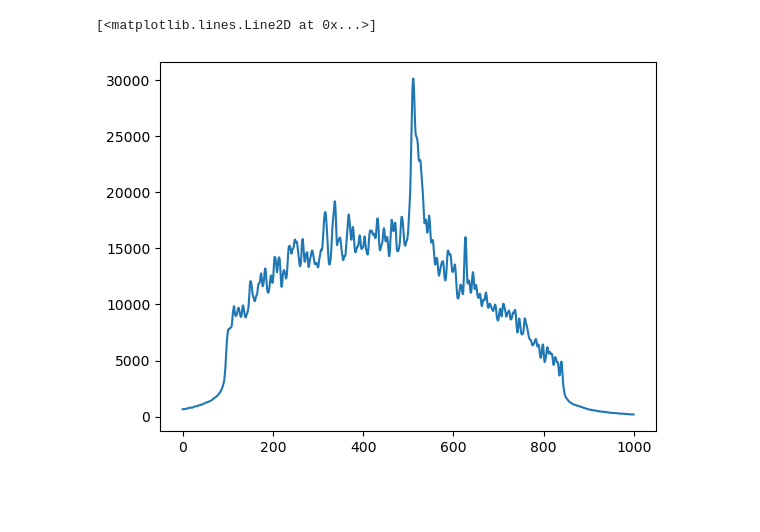
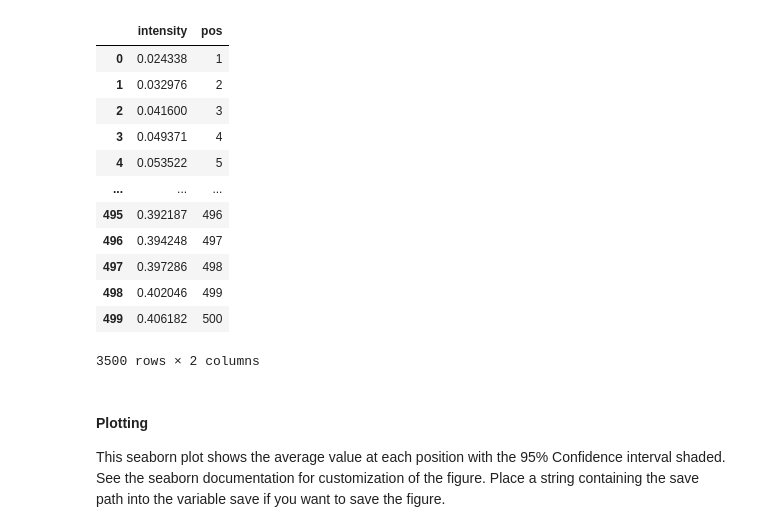
Before and after one commit to moore-andrew05/bactoquant, a Jupyter notebook: NALY_IMAGE.ipynb, the cells around one changed output. Cells and saved outputs as stored; diff of their text form; code cells hidden in the pictures; blank space fills up the shorter version.

```diff
--- a/NALY_IMAGE.ipynb
+++ b/NALY_IMAGE.ipynb
@@ -59,4 +28,0 @@ flat[1].shape
-# %%
-flat_ints = []
-for f in flat:
-    flat_ints.append(_interp1d(f, 1000))
@@ -76,5 +35,45 @@ plt.plot(flat_ints[0]);
-# %%
-plt.plot(flat_int)
-# %% [output]
-[<matplotlib.lines.Line2D at 0x...>]
-[figure, removed]
+# %%
+# Loop through all 1 dimensional data and interpolate to 500 points
+# (500 is chosen as most embryos will be approximately 500 pixels wide)
+flat_ints = []
+
+for i, f in enumerate(flat):
+    flat_ints.append(_interp1d(f, 500))
+# %%
+# Normalize the data to between 0 and 1 based on the maximum value of the dataset.
+flat_ints = flat_ints / np.max(flat_ints)
+# %%
+# This cell creates a dataframe that will play nice with seaborn's lineplot function.
+
+dfs = []
+
+for f in flat_ints:
+
+    df = pd.DataFrame(f)
+    df.rename(columns={0: "intensity"}, inplace=True)
+    df["pos"] = list(range(1, 501))
+    dfs.append(df)
+
+plotting_df = pd.concat(dfs, axis=0)
+# %%
+# Show structure of plotting_df
+
+plotting_df
+# %% [output]
+|  | intensity | pos |
+| 0 | 0.024338 | 1 |
+| 1 | 0.032976 | 2 |
+| 2 | 0.041600 | 3 |
+| 3 | 0.049371 | 4 |
+| 4 | 0.053522 | 5 |
+| ... | ... | ... |
+| 495 | 0.392187 | 496 |
+| 496 | 0.394248 | 497 |
+| 497 | 0.397286 | 498 |
+| 498 | 0.402046 | 499 |
+| 499 | 0.406182 | 500 |
+3500 rows × 2 columns
+# %% [markdown]
+#### Plotting
+
+This seaborn plot shows the average value at each position with the 95% Confidence interval shaded. See the seaborn documentation for customization of the figure. Place a string containing the save path into the variable save if you want to save the figure.
```
Also changed, not shown: parts of 23 cells of this notebook, 18 other files.
